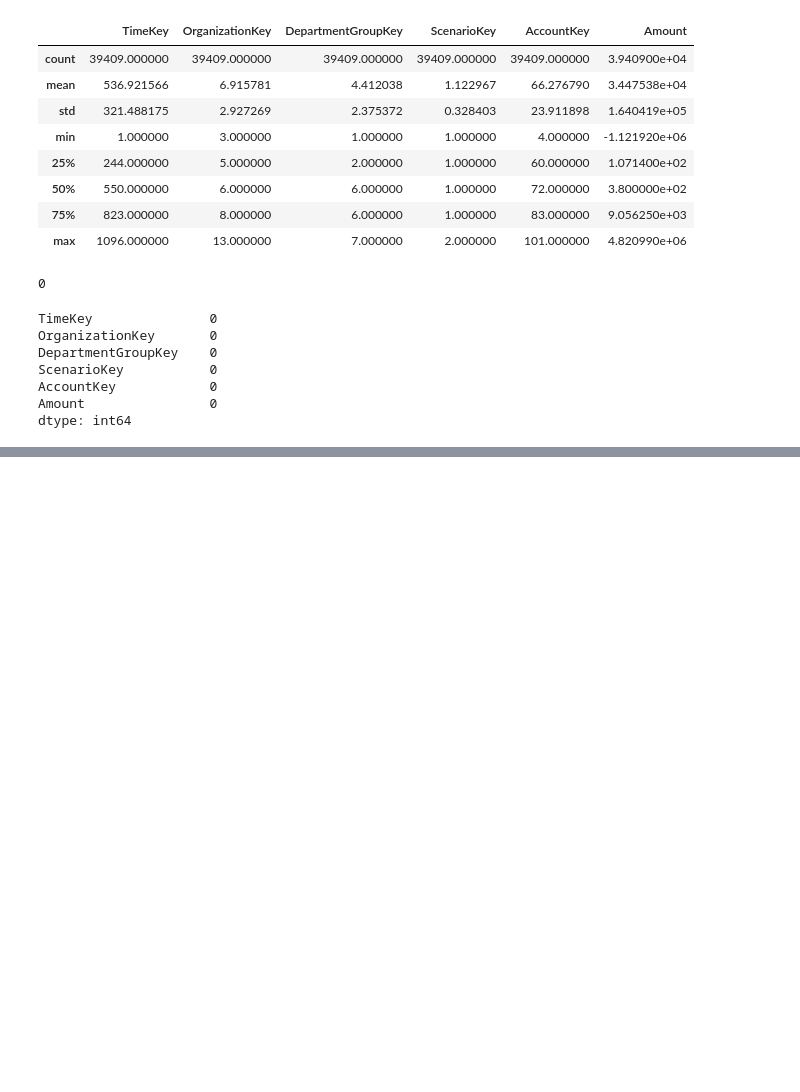
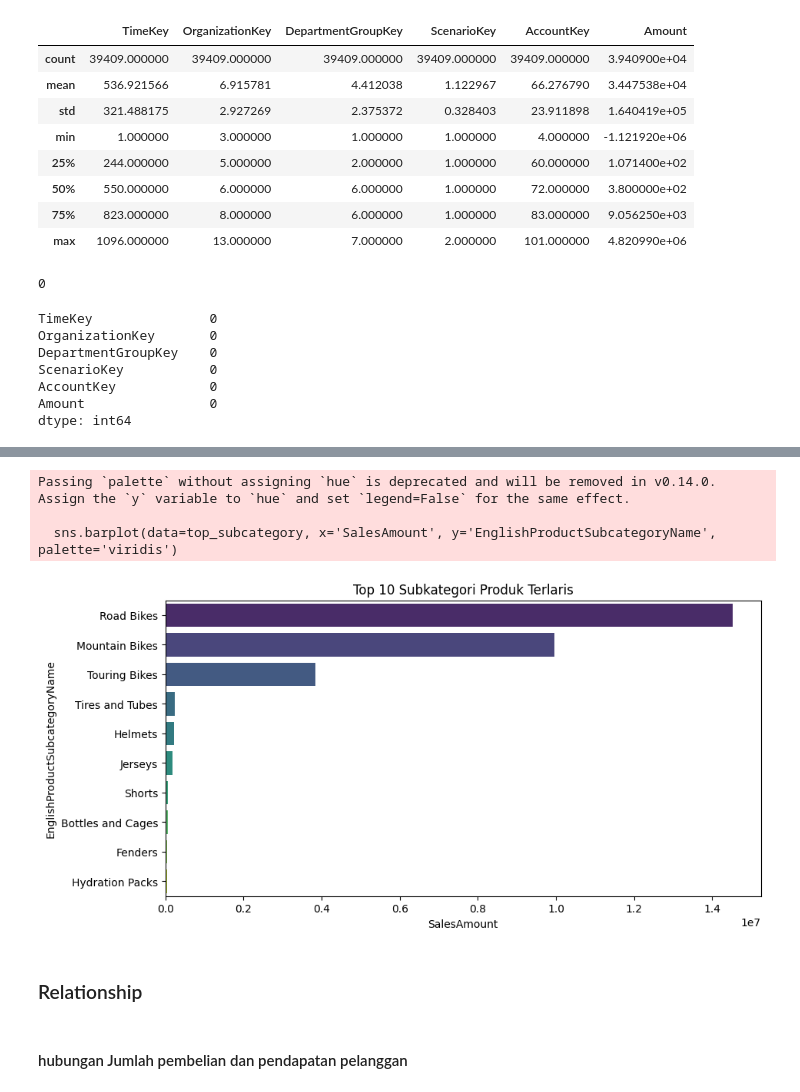
Before and after one commit to Rizukaf-id/UAS-VISUALISASI-DATA, a Jupyter notebook: notebook.ipynb, the cells around one changed output, grey strips where cells are left out. Saved outputs shown, nothing was run; the diff lists cells and outputs as text; code cells hidden in the pictures; blank space fills up the shorter version.

```diff
--- a/notebook.ipynb
+++ b/notebook.ipynb
@@ -158,0 +175,7 @@ dtype: int64
+# %%
+top_product = fact_internet_sales.merge(dimention_product_df, left_on='ProductKey', right_on='ProductKey')
+top_subcategory = top_product.merge(dimention_product_subcategory_df, left_on='ProductSubcategoryKey', right_on='ProductSubcategoryKey')
+# %%
+top_subcategory = top_subcategory.groupby('EnglishProductSubcategoryName').agg({'SalesAmount': 'sum'}).reset_index()
+top_subcategory = top_subcategory.sort_values('SalesAmount', ascending=False).head(10)
+top_subcategory
@@ -158,0 +194,14 @@ dtype: int64
+# %%
+plt.figure(figsize=(10, 5))
+sns.barplot(data=top_subcategory, x='SalesAmount', y='EnglishProductSubcategoryName', palette='viridis')
+plt.title('Top 10 Subkategori Produk Terlaris')
+plt.show()
+# %% [output]
+Passing `palette` without assigning `hue` is deprecated and will be removed in v0.14.0. Assign the `y` variable to `hue` and set `legend=False` for the same effect.
+
+  sns.barplot(data=top_subcategory, x='SalesAmount', y='EnglishProductSubcategoryName', palette='viridis')
+[figure, added]
+# %% [markdown]
+### Relationship
+# %% [markdown]
+#### hubungan Jumlah pembelian dan pendapatan pelanggan
```
Also changed, not shown: parts of 20 cells of this notebook, 16 other files.
